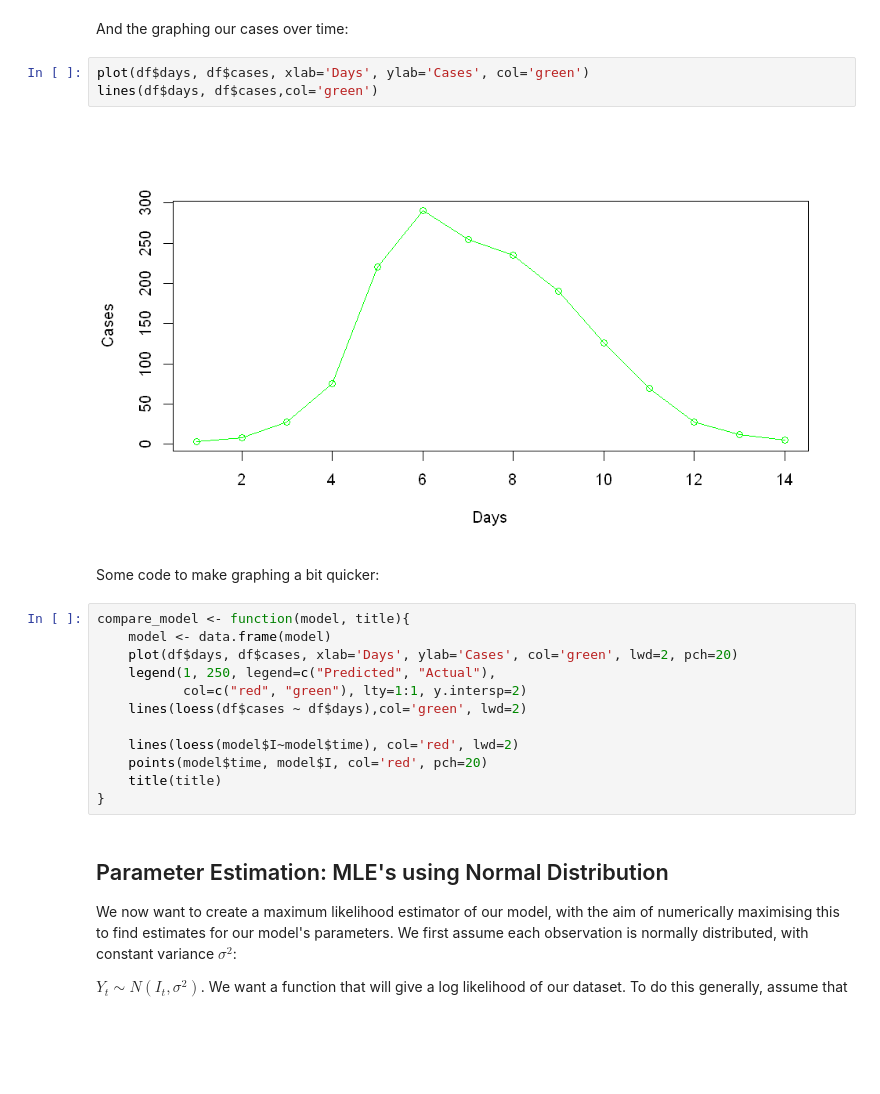
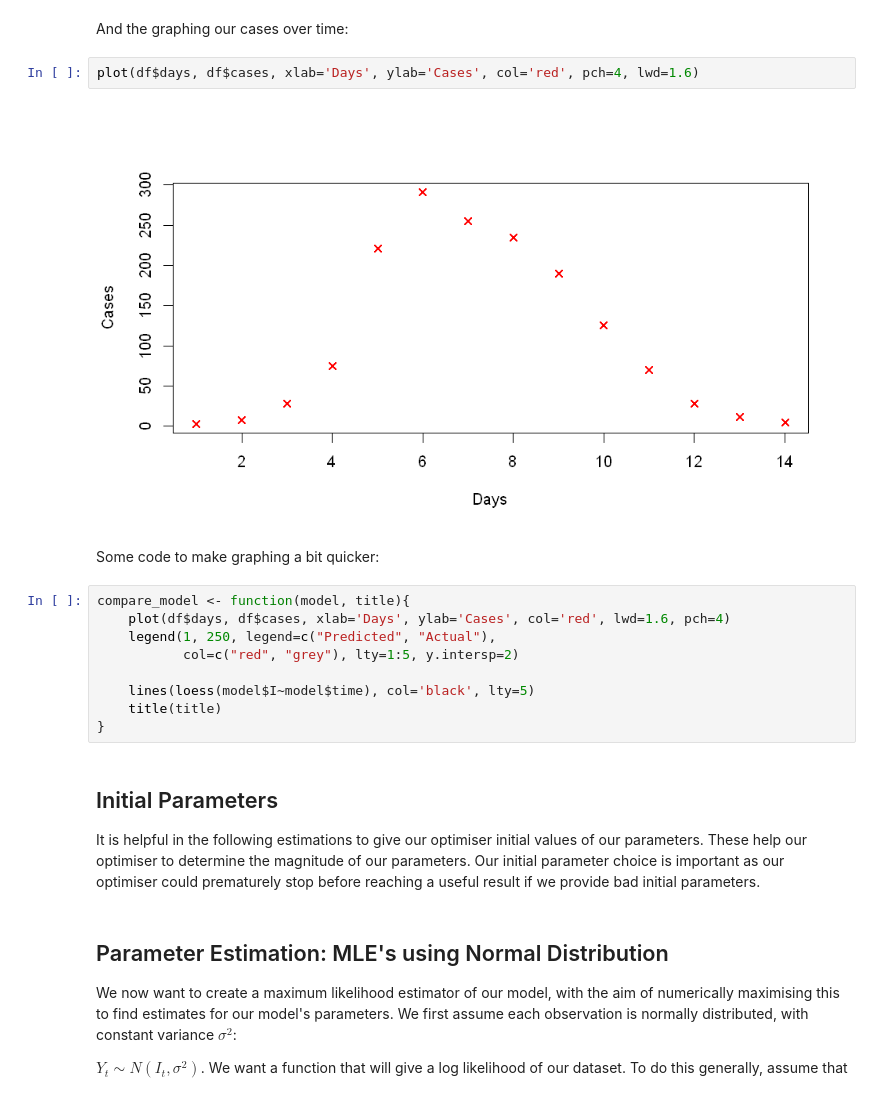
Before and after one commit to joely-w/ProjectWriteup, a Jupyter notebook: Stochastic model.ipynb, the cells around one changed output. Drawn from its saved outputs; the diff is of its cells as text; blank space fills up the shorter version.

```diff
--- a/Stochastic model.ipynb
+++ b/Stochastic model.ipynb
@@ -54,24 +57,23 @@ initial_conditions
 # %% [markdown]
 And the graphing our cases over time:
 # %%
-plot(df$days, df$cases, xlab='Days', ylab='Cases', col='green')
-lines(df$days, df$cases,col='green')
+plot(df$days, df$cases, xlab='Days', ylab='Cases', col='red', pch=4, lwd=1.6)
 # %% [output]
-[figure, old version]
+[figure, new version]
 # %% [markdown]
 Some code to make graphing a bit quicker:
 # %%
 compare_model <- function(model, title){
-    model <- data.frame(model)
-    plot(df$days, df$cases, xlab='Days', ylab='Cases', col='green', lwd=2, pch=20)
+    plot(df$days, df$cases, xlab='Days', ylab='Cases', col='red', lwd=1.6, pch=4)
     legend(1, 250, legend=c("Predicted", "Actual"),
-           col=c("red", "green"), lty=1:1, y.intersp=2)
-    lines(loess(df$cases ~ df$days),col='green', lwd=2)
+           col=c("red", "grey"), lty=1:5, y.intersp=2)
 
-    lines(loess(model$I~model$time), col='red', lwd=2)
-    points(model$time, model$I, col='red', pch=20)
+    lines(loess(model$I~model$time), col='black', lty=5)
     title(title)
 }
+# %% [markdown]
+## Initial Parameters
+It is helpful in the following estimations to give our optimiser initial values of our parameters. These help our optimiser to determine the magnitude of our parameters. Our initial parameter choice is important as our optimiser could prematurely stop before reaching a useful result if we provide bad initial parameters.
 # %% [markdown]
 ## Parameter Estimation: MLE's using Normal Distribution
 We now want to create a maximum likelihood estimator of our model, with the aim of numerically maximising this to find estimates for our model's parameters.
```
Also changed, not shown: parts of 24 cells of this notebook, 2 other files.
